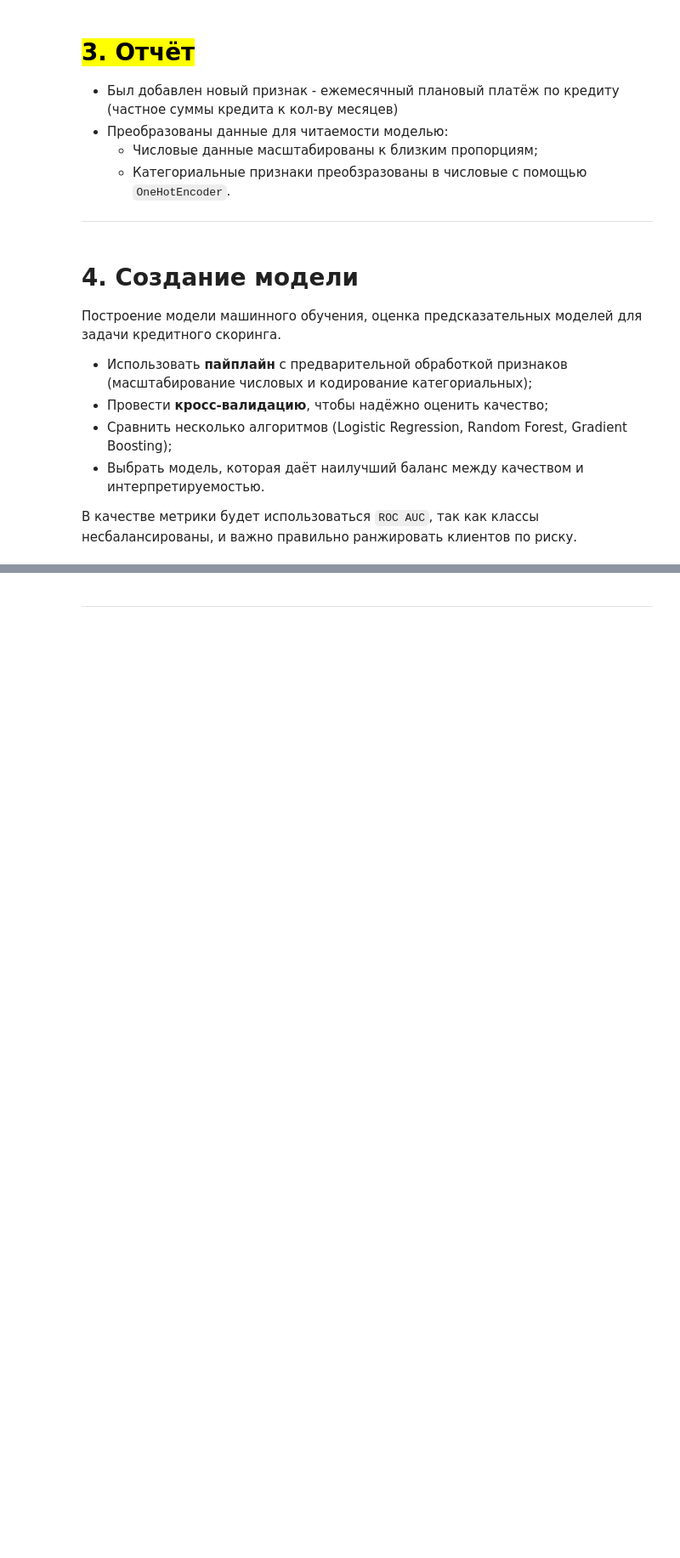
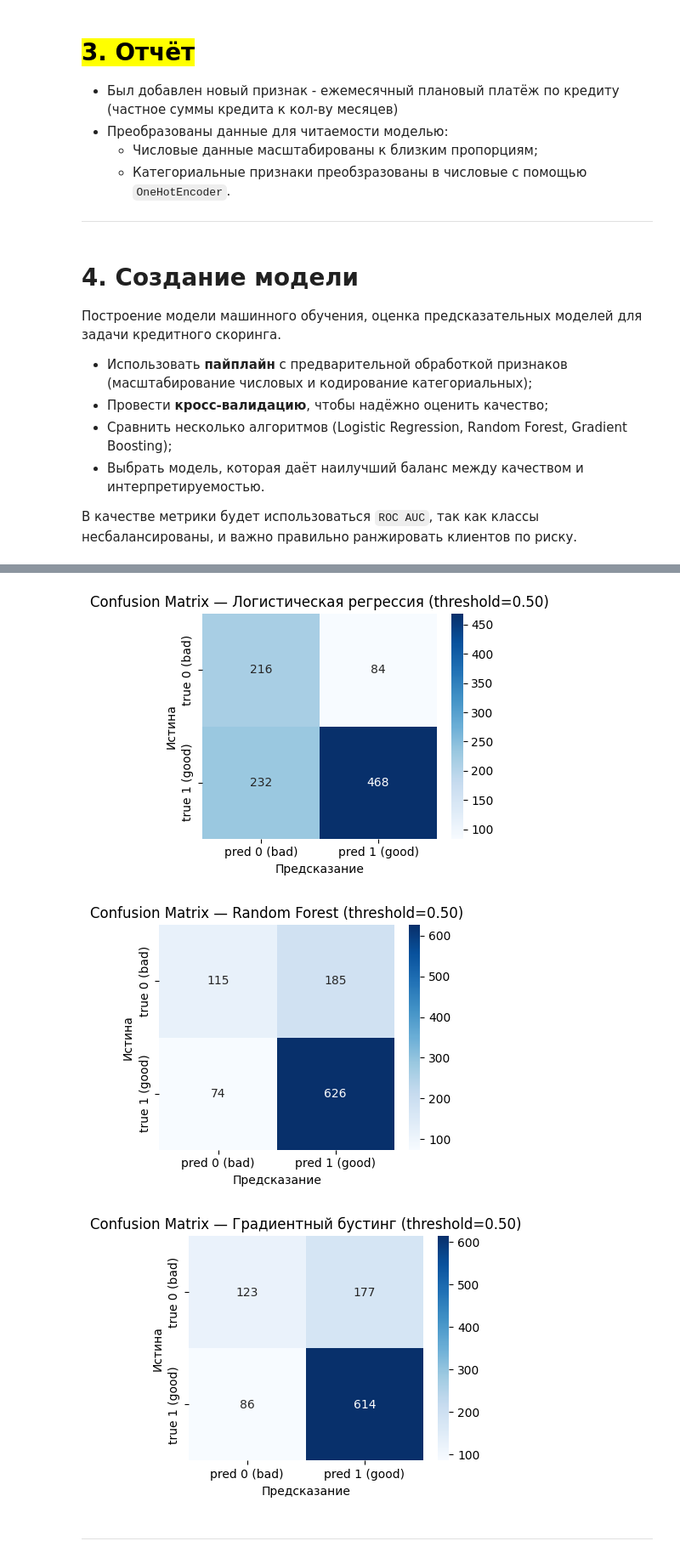
Before and after one commit to Ejtolf/german_credit_default_prediction, a Jupyter notebook: notebooks/credit-risk-model.ipynb, the cells around one changed output, grey strips where cells are left out. Shown: that part at 85% size. Drawn from its saved outputs; the diff is of its cells as text; code cells hidden in the pictures; blank space fills up the shorter version.

```diff
--- a/notebooks/credit-risk-model.ipynb
+++ b/notebooks/credit-risk-model.ipynb
@@ -527,6 +527,7 @@ models = {
 cv = StratifiedKFold(n_splits=5, shuffle=True, random_state=42) # Кросс-валидация 5 итераций с разрешением повторения использованных данных
 # %%
 results = {}
+cms = {}  # Матрицы ошибок моделей (порядок: [0, 1])
 
 for name, model in models.items():
     clf = Pipeline(steps=[
@@ -534,11 +535,24 @@ for name, model in models.items():
         ('model', model)
     ])
 
-    roc_auc_scores = cross_val_score(clf, X, y, cv=cv, scoring='roc_auc')
-    accuracy_scores = cross_val_score(clf, X, y, cv=cv, scoring='accuracy')
-    results[name] = (roc_auc_scores, roc_auc_scores.mean(), accuracy_scores, accuracy_scores.mean())
+    oof_proba = cross_val_predict(clf, X, y, cv=cv, method="predict_proba", n_jobs=-1)[:, 1]
+    # Порог 50%
+    oof_pred = (oof_proba >= 0.5).astype(int)
 
-    print(f'--- Модель: {name} ---')
-    print(f'Средний ROC-AUC: {roc_auc_scores.mean()}')
-    print(f'Средняя точность: {accuracy_scores.mean()}')
-    print('_' * 100)
+    roc_auc = roc_auc_score(y, oof_proba)
+    precision = precision_score(y, oof_pred, pos_label=1, zero_division=0)
+    recall = recall_score(y, oof_pred,    pos_label=1, zero_division=0)
+    f1 = f1_score(y, oof_pred,       pos_label=1, zero_division=0)
+    acc = (oof_pred == y).mean()
+
+    # Confusion matrix (0=bad, 1=good)
+    cm = confusion_matrix(y, oof_pred, labels=[0, 1])
+    cms[name] = cm
+
+    results[name] = dict(
+        roc_auc=roc_auc,
+        precision=precision,
+        recall=recall,
+        f1=f1,
+        accuracy=acc
+    )
@@ -587,3 +585,17 @@ display(models_results)
+# %%
+for name, cm in cms.items():
+    plt.figure(figsize=(4.2, 3.6))
+    sns.heatmap(cm, annot=True, fmt="d", cmap="Blues",
+                xticklabels=["pred 0 (bad)","pred 1 (good)"],
+                yticklabels=["true 0 (bad)","true 1 (good)"])
+    plt.title(f"Confusion Matrix — {name} (threshold=0.50)")
+    plt.xlabel("Предсказание"); plt.ylabel("Истина")
+    plt.tight_layout()
+    plt.show()
+# %% [output]
+[figure, added]
+[figure, added]
+[figure, added]
 # %% [markdown]
 ___
 # %% [markdown]
```
Also changed, not shown: parts of 6 cells of this notebook, 1 other file.
